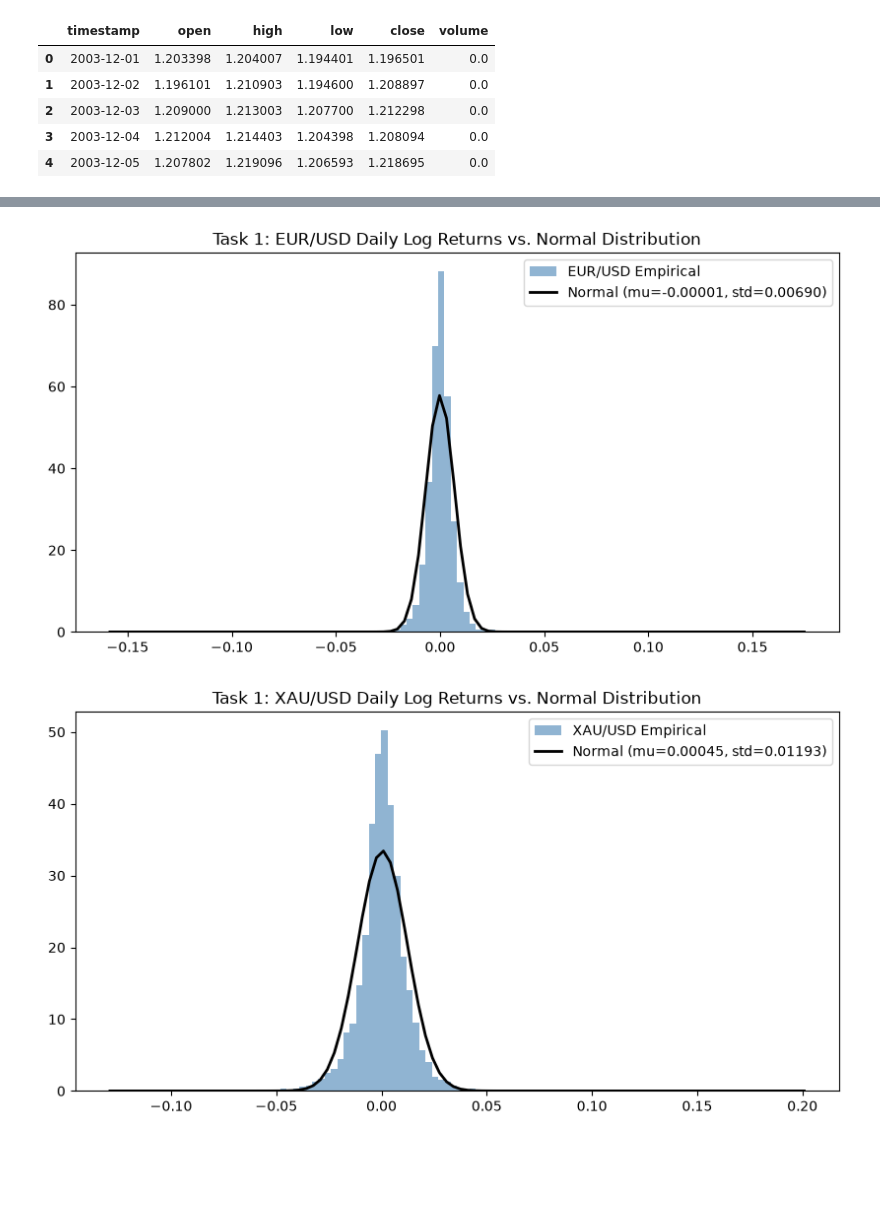
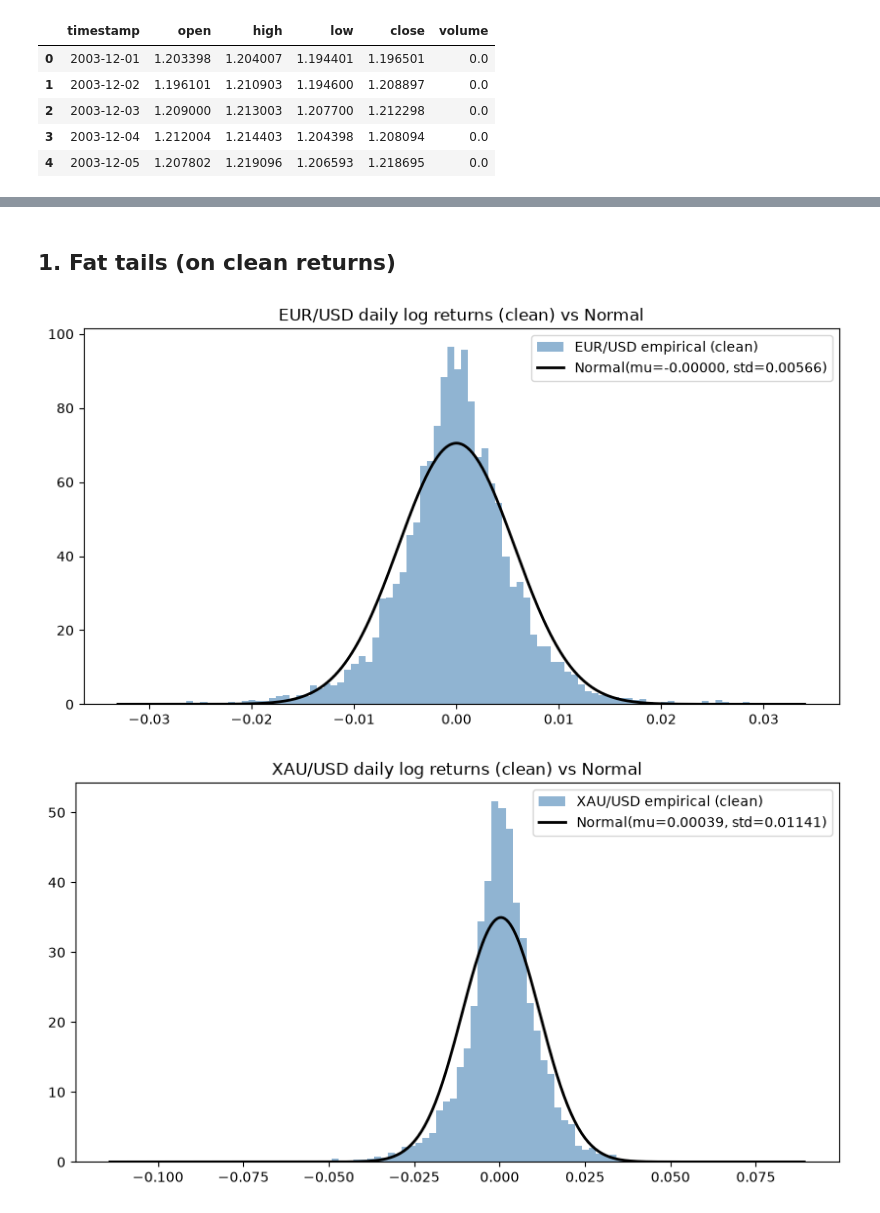
Before and after one commit to sebastiansalles/Synthetic-Market-Generator, a Jupyter notebook: notebooks/01_calibration.ipynb, the cells around one changed output, grey strips where cells are left out. Cells and saved outputs as stored; diff of their text form; code cells hidden in the pictures; blank space fills up the shorter version.

```diff
--- a/notebooks/01_calibration.ipynb
+++ b/notebooks/01_calibration.ipynb
@@ -69,0 +98,8 @@ reality
+# %%
+rows = {}
+for name, df in daily.items():
+    rows[f"{name} raw"] = gate_stats(log_returns(df), 252)
+    rows[f"{name} clean"] = gate_stats(scrubbed[name], 252)
+
+before_after = pd.DataFrame(rows).T
+before_after
@@ -70,26 +112,22 @@ reality
+# %% [markdown]
+## 1. Fat tails (on clean returns)
 # %%
 import scipy.stats as stats
 
-def plot_fat_tails(df: pd.DataFrame, name: str):
-    r = log_returns(df)
+
+def plot_fat_tails(r, name):
     mu, std = r.mean(), r.std()
-
     fig, ax = plt.subplots(figsize=(10, 5))
-    # Plot empirical histogram
-    ax.hist(r, bins=100, density=True, alpha=0.6, color='steelblue', label=f'{name} Empirical')
-
-    # Plot theoretical normal distribution
-    xmin, xmax = ax.get_xlim()
-    x = np.linspace(xmin, xmax, 100)
-    p = stats.norm.pdf(x, mu, std)
-
-    ax.plot(x, p, 'k', linewidth=2, label=f'Normal (mu={mu:.5f}, std={std:.5f})')
-    ax.set_title(f"Task 1: {name} Daily Log Returns vs. Normal Distribution")
+    ax.hist(r, bins=100, density=True, alpha=0.6, color="steelblue", label=f"{name} empirical (clean)")
+    x = np.linspace(r.min(), r.max(), 400)
+    ax.plot(x, stats.norm.pdf(x, mu, std), "k", lw=2, label=f"Normal(mu={mu:.5f}, std={std:.5f})")
+    ax.set_title(f"{name} daily log returns (clean) vs Normal")
     ax.legend()
     plt.show()
 
-plot_fat_tails(eurusd_d, "EUR/USD")
-plot_fat_tails(xauusd_d, "XAU/USD")
+
+for name in daily:
+    plot_fat_tails(scrubbed[name], name)
 # %% [output]
-[figure, old version]
+[figure, new version]
-[figure, old version]
+[figure, new version]
```
Also changed, not shown: parts of 22 cells of this notebook, 3 other files.
